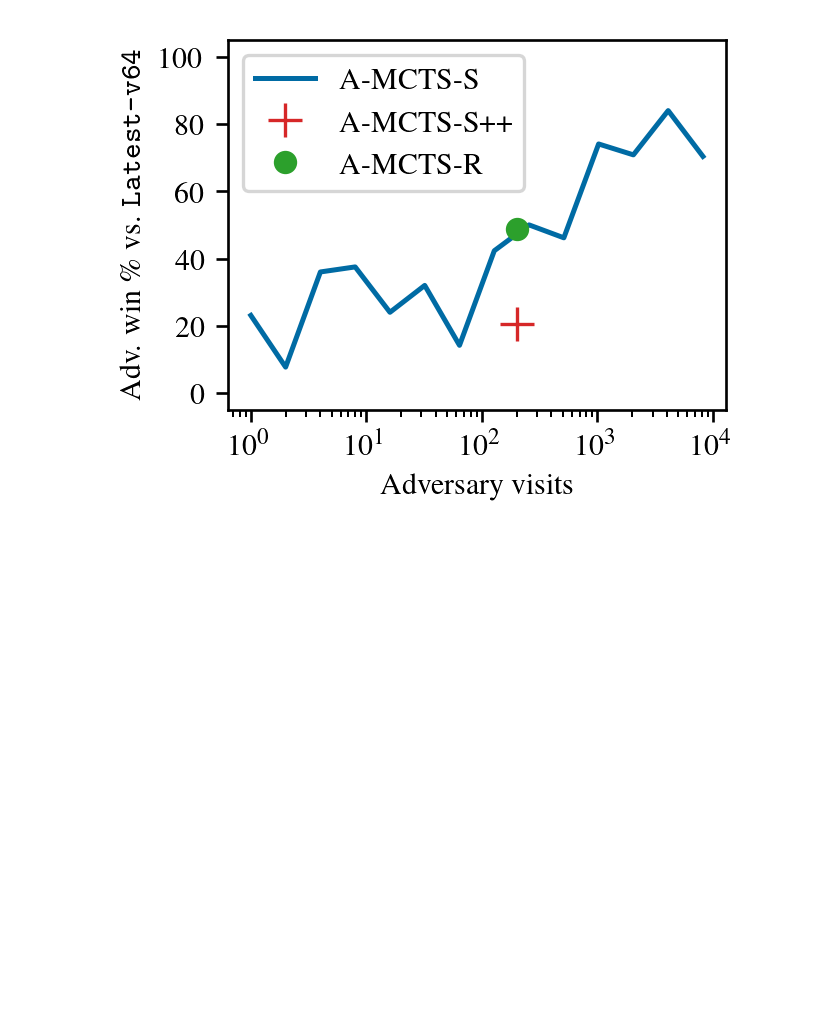
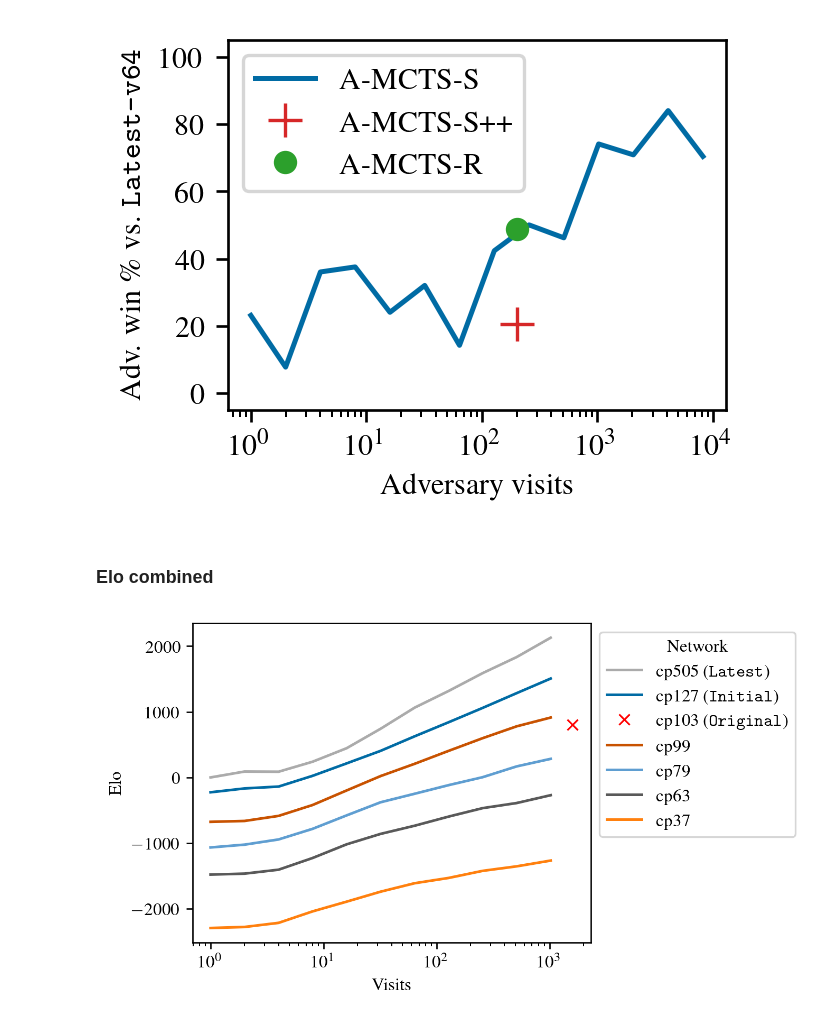
Before and after one commit to AlignmentResearch/go_attack, a Jupyter notebook: notebooks/iclr2022/plots.ipynb, the cells around one changed output. Saved outputs shown, nothing was run; the diff lists cells and outputs as text; code cells hidden in the pictures; blank space fills up the shorter version.

Commit message:
add elo-by-visits.svg

```diff
--- a/notebooks/iclr2022/plots.ipynb
+++ b/notebooks/iclr2022/plots.ipynb
@@ -483,3 +483,72 @@ plt.legend();
 plt.savefig("adv-vs-cp505-vary-visits2.svg")
 # %% [output]
 [figure]
+# %% [markdown]
+### Elo combined
+# %%
+import pathlib
+from typing import Dict, List, Union
+
+fig, axs = plt.subplots(1, 1, constrained_layout=True,
+            figsize=(5.50107, 3), dpi=240, gridspec_kw={'height_ratios': [10]})
+plt.subplot(1, 1, 1)
+
+match_path = pathlib.Path("/nas/ucb/tony/go-attack/matches/visit-exp3/summary.txt")
+lines = match_path.read_text().splitlines()
+elo_lines_start_idx = lines.index("Elos (+/- one approx standard error):")
+elo_lines_end_idx = lines.index("Pairwise approx % likelihood of superiority of row over column:")
+elo_lines = lines[elo_lines_start_idx + 1 : elo_lines_end_idx]
+# elo_lines.append("cp103-v1600         :   128.86 +/- 13.25")
+
+bot_entries: List[Dict[str, Union[float, int, str]]] = []
+for elo_line in elo_lines:
+    name = elo_line.split(" ")[0]
+    entry = {
+            "name": name,
+            "rank": name[3] if 'bot' in name else name.split("-")[0],
+            "visits": int(name.split("-v")[1]),
+            "elo": float(elo_line.split(":")[1].split("+/-")[0]) - 483.746,
+            "std": float(elo_line.split("+/-")[1]) - 483.746,
+        }
+    if 'cp127' not in entry['rank']:
+        bot_entries.append(entry)
+
+match_path = pathlib.Path("/nas/ucb/tony/go-attack/matches/cp127-vs-cp505/summary.txt")
+lines = match_path.read_text().splitlines()
+elo_lines_start_idx = lines.index("Elos (+/- one approx standard error):")
+elo_lines_end_idx = lines.index("Pairwise approx % likelihood of superiority of row over column:")
+elo_lines = lines[elo_lines_start_idx + 1 : elo_lines_end_idx]
+
+for elo_line in elo_lines:
+    name = elo_line.split(" ")[0]
+    entry = {
+            "name": name,
+            "rank": name[3] if 'bot' in name else name.split("-")[0],
+            "visits": int(name.split("-v")[1]),
+            "elo": float(elo_line.split(":")[1].split("+/-")[0]) + 591.59,
+            "std": float(elo_line.split("+/-")[1]) + 591.59,
+        }
+    # if 'cp505' in entry['rank']:
+    bot_entries.append(entry)
+
+df = pd.DataFrame(bot_entries)
+# with pd.option_context('display.max_rows', None, 'display.max_columns', None):
+#     print('df', df)
+for rank in sorted(df['rank'].unique()):
+    df[df['rank'] == rank].groupby("visits").mean(numeric_only=True).elo.plot(label=rank)
+plt.plot(1600, 800.31, 'rx', label='cp103')
+plt.ylabel("Elo")
+plt.xlabel("Visits")
+plt.xscale("log")
+handles, labels = plt.gca().get_legend_handles_labels()
+labels, handles = zip(*sorted(zip(labels, handles), key=lambda t: int(t[0].split("p")[1])))
+handles = list(handles)[::-1]
+labels = list(labels)[::-1]
+labels[0] = "cp505 ($\\texttt{Latest}$)"
+labels[1] = "cp127 ($\\texttt{Initial}$)"
+labels[2] = "cp103 ($\\texttt{Original}$)"
+plt.legend(handles, labels, title="Network", loc='upper left', bbox_to_anchor=(1, 1), fancybox=True);
+
+plt.savefig("adv-vs-cp505-vary-visits2.svg")
+# %% [output]
+[figure, added]
```
